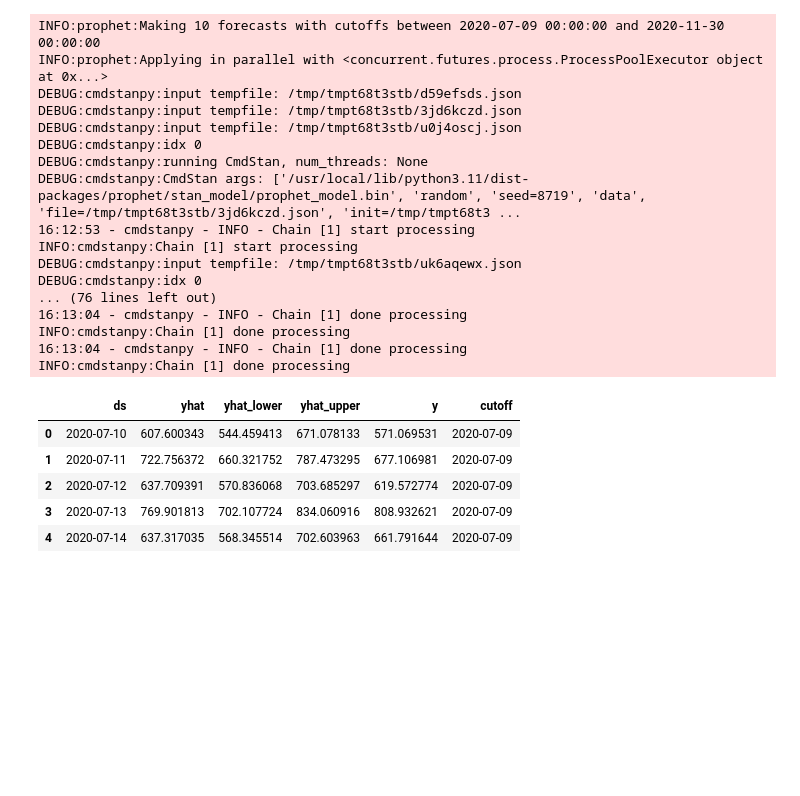
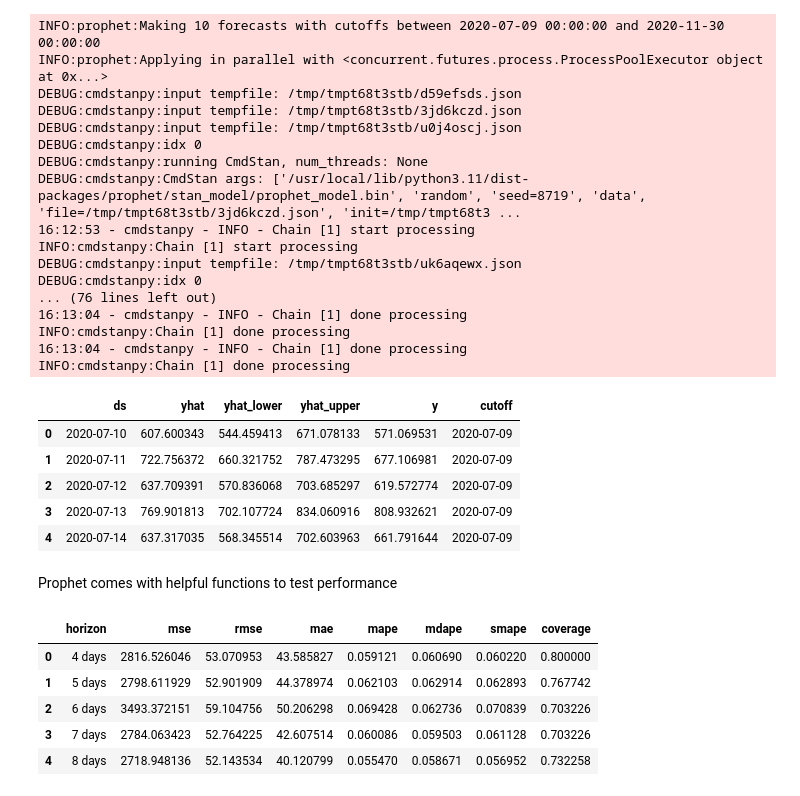
Before and after one commit to mrcruz117/Prophet---Parameter-Tuning-Dev, a Jupyter notebook: Prophet_Parameter_Tuning_Dev.ipynb, the cells around one changed output. Drawn from its saved outputs; the diff is of its cells as text; code cells hidden in the pictures; blank space fills up the shorter version.

```diff
--- a/Prophet_Parameter_Tuning_Dev.ipynb
+++ b/Prophet_Parameter_Tuning_Dev.ipynb
@@ -184,3 +184,5 @@ df_cv.head()
 | 2 | 2020-07-12 | 637.709391 | 570.836068 | 703.685297 | 619.572774 | 2020-07-09 |
 | 3 | 2020-07-13 | 769.901813 | 702.107724 | 834.060916 | 808.932621 | 2020-07-09 |
 | 4 | 2020-07-14 | 637.317035 | 568.345514 | 702.603963 | 661.791644 | 2020-07-09 |
+# %% [markdown]
+Prophet comes with helpful functions to test performance
@@ -186,0 +193,10 @@ df_cv.head()
+# %%
+metrics = performance_metrics(df_cv)
+metrics.head()
+# %% [output]
+|  | horizon | mse | rmse | mae | mape | mdape | smape | coverage |
+| 0 | 4 days | 2816.526046 | 53.070953 | 43.585827 | 0.059121 | 0.060690 | 0.060220 | 0.800000 |
+| 1 | 5 days | 2798.611929 | 52.901909 | 44.378974 | 0.062103 | 0.062914 | 0.062893 | 0.767742 |
+| 2 | 6 days | 3493.372151 | 59.104756 | 50.206298 | 0.069428 | 0.062736 | 0.070839 | 0.703226 |
+| 3 | 7 days | 2784.063423 | 52.764225 | 42.607514 | 0.060086 | 0.059503 | 0.061128 | 0.703226 |
+| 4 | 8 days | 2718.948136 | 52.143534 | 40.120799 | 0.055470 | 0.058671 | 0.056952 | 0.732258 |
```
Also changed, not shown: parts of 3 cells of this notebook.
